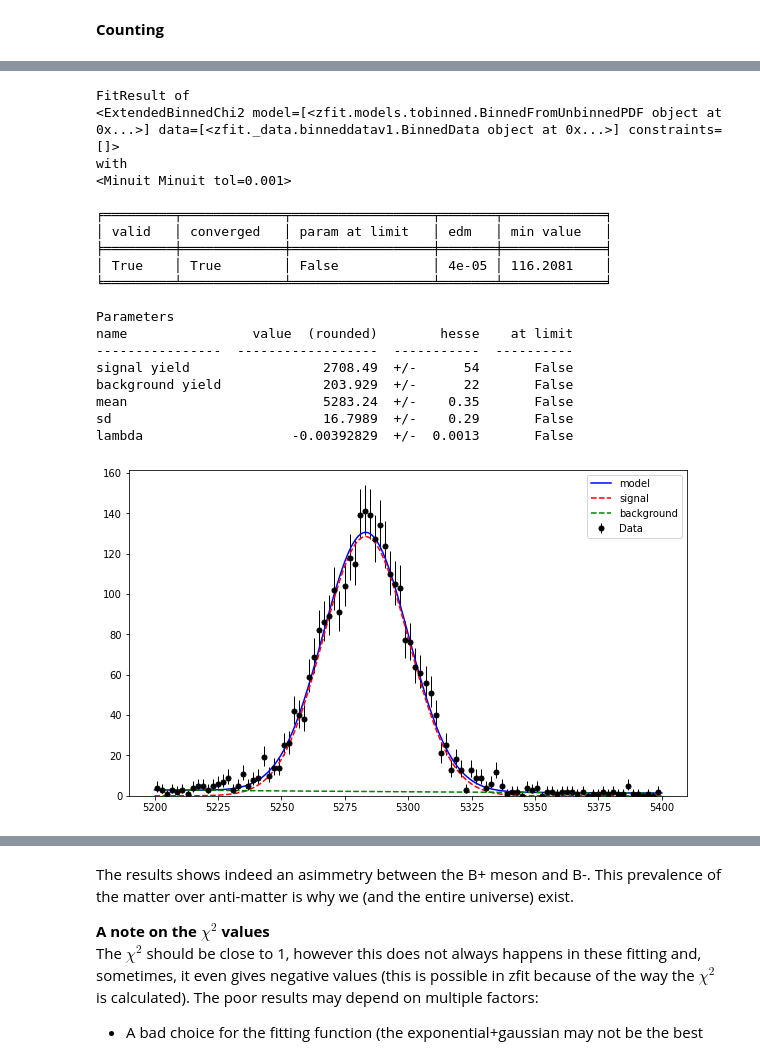
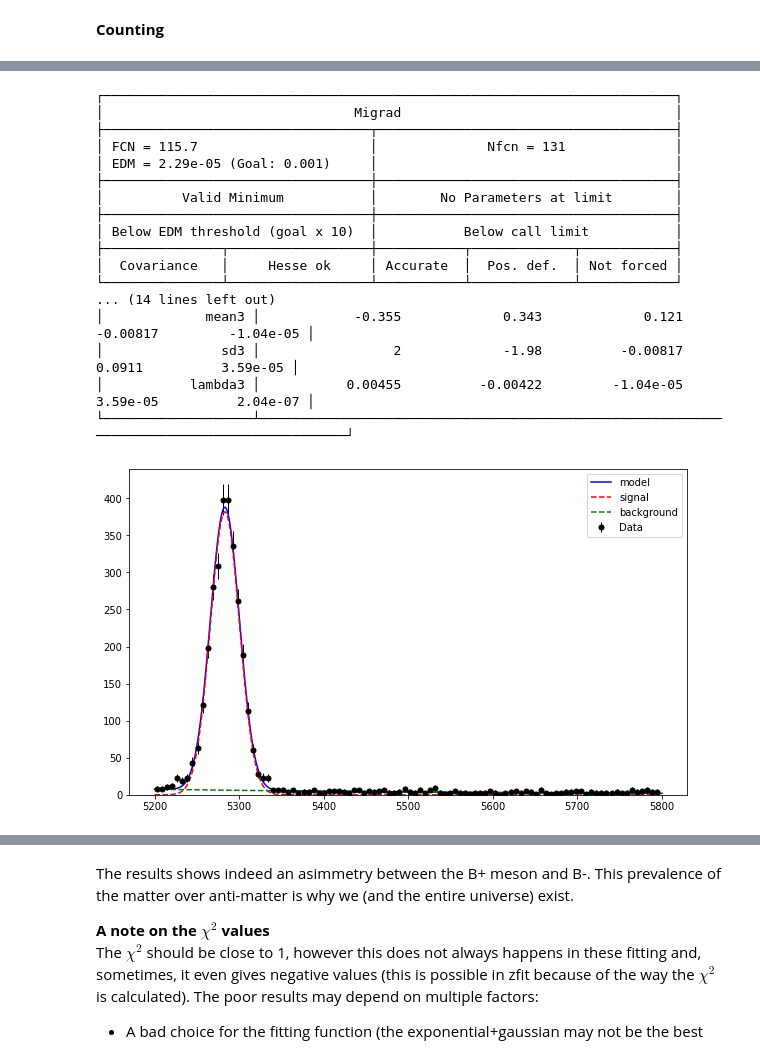
Before and after one commit to tsiligardi/PRA3024-Analysis-of-big-data-in-physics, a Jupyter notebook: LHCb_no_root_ipynb_final.ipynb, the cells around one changed output, grey strips where cells are left out. Saved outputs shown, nothing was run; the diff lists cells and outputs as text; code cells hidden in the pictures.

```diff
--- a/LHCb_no_root_ipynb_final.ipynb
+++ b/LHCb_no_root_ipynb_final.ipynb
@@ -233,18 +264,17 @@ import zfit
 import mplhep
 # %%
-
-mass=zfit.Space("mass",limits=(5200,5400))
+mass=zfit.Space("mass",limits=(5200,5800))
 data = zfit.Data.from_numpy(obs=mass, array=mass_mother_cut)#selecting the data in that range
 
 #signal
-gauss_mean=zfit.Parameter("mean",5300,5200,5900)
-gauss_width=zfit.Parameter("sd",40,0,7000)
-gauss_norm=zfit.Parameter("signal yield",len(data.to_pandas())/30, 0, len(data.to_pandas())*3)
+gauss_mean=zfit.Parameter("mean3",5300,5200,5600)
+gauss_width=zfit.Parameter("sd3",15,10,20)
+gauss_norm=zfit.Parameter("signal yield3",len(data.to_pandas())/30, 0, len(data.to_pandas())*3)
 
 
 #background
-lam=zfit.Parameter("lambda",-0.02, -2, +2)
-exp_norm=zfit.Parameter("background yield",len(data.to_pandas())/100, 0.1, len(data.to_pandas())*3)
+lam=zfit.Parameter("lambda3",-0.02, -2, +2)
+exp_norm=zfit.Parameter("background yield3",len(data.to_pandas())/30, 0, len(data.to_pandas())*2)
 # %%
 #creating the model
 bins=100
@@ -348,33 +374,31 @@ chi2 minus: -0.25979286753596037
 # %%
 #Model B_plus
 H1_Bplus,H2_Bplus,H3_Bplus=getDaughterParticles(B_plus)
 mass_mother_Bplus=massMother(H1_Bplus,H2_Bplus,H3_Bplus,massK)
 
 data_B_plus=zfit.Data.from_numpy(obs=mass, array=mass_mother_Bplus)
 
-params,chi_2_plus=getModel(model,data_B_plus,limits=limits,bins=bins)
+params,chi_2_plus=getModel(model,data_B_plus,bins=bins)
 N_plus=params[gauss_norm]["value"]
 # %% [output]
-FitResult of
-<ExtendedBinnedChi2 model=[<zfit.models.tobinned.BinnedFromUnbinnedPDF object at 0x...>] data=[<zfit._data.binneddatav1.BinnedData object at 0x...>] constraints=[]>
-with
-<Minuit Minuit tol=0.001>
-
-╒═════════╤═════════════╤══════════════════╤═══════╤═════════════╕
-│ valid   │ converged   │ param at limit   │ edm   │ min value   │
-╞═════════╪═════════════╪══════════════════╪═══════╪═════════════╡
-│ True    │ True        │ False            │ 4e-05 │ 116.2081    │
-╘═════════╧═════════════╧══════════════════╧═══════╧═════════════╛
-
-Parameters
-name                value  (rounded)        hesse    at limit
-----------------  ------------------  -----------  ----------
-signal yield                 2708.49  +/-      54       False
-background yield             203.929  +/-      22       False
-mean                         5283.24  +/-    0.35       False
-sd                           16.7989  +/-    0.29       False
-lambda                   -0.00392829  +/-  0.0013       False
+┌─────────────────────────────────────────────────────────────────────────┐
+│                                Migrad                                   │
+├──────────────────────────────────┬──────────────────────────────────────┤
+│ FCN = 115.7                      │              Nfcn = 131              │
+│ EDM = 2.29e-05 (Goal: 0.001)     │                                      │
+├──────────────────────────────────┼──────────────────────────────────────┤
+│          Valid Minimum           │        No Parameters at limit        │
+├──────────────────────────────────┼──────────────────────────────────────┤
+│ Below EDM threshold (goal x 10)  │           Below call limit           │
+├───────────────┬──────────────────┼───────────┬─────────────┬────────────┤
+│  Covariance   │     Hesse ok     │ Accurate  │  Pos. def.  │ Not forced │
+└───────────────┴──────────────────┴───────────┴─────────────┴────────────┘
+... (14 lines left out)
+│             mean3 │            -0.355             0.343             0.121          -0.00817         -1.04e-05 │
+│               sd3 │                 2             -1.98          -0.00817            0.0911          3.59e-05 │
+│           lambda3 │           0.00455          -0.00422         -1.04e-05          3.59e-05          2.04e-07 │
+└───────────────────┴───────────────────────────────────────────────────────────────────────────────────────────┘
-[figure, old version]
+[figure, new version]
 # %%
 print("N plus: ",N_plus,"\nchi2 plus:",chi_2_plus)
 # %% [output]
```
Also changed, not shown: parts of 9 cells of this notebook.
